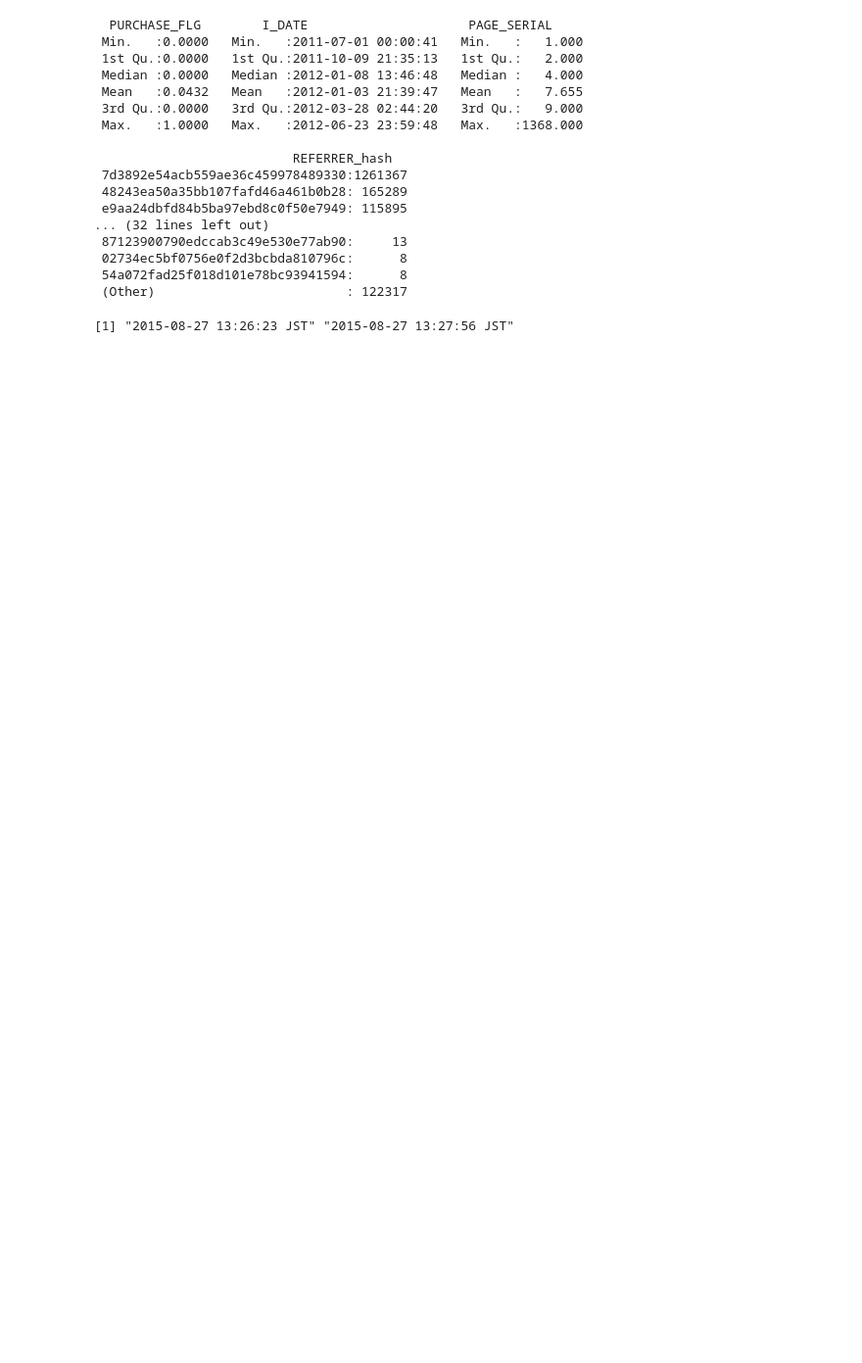
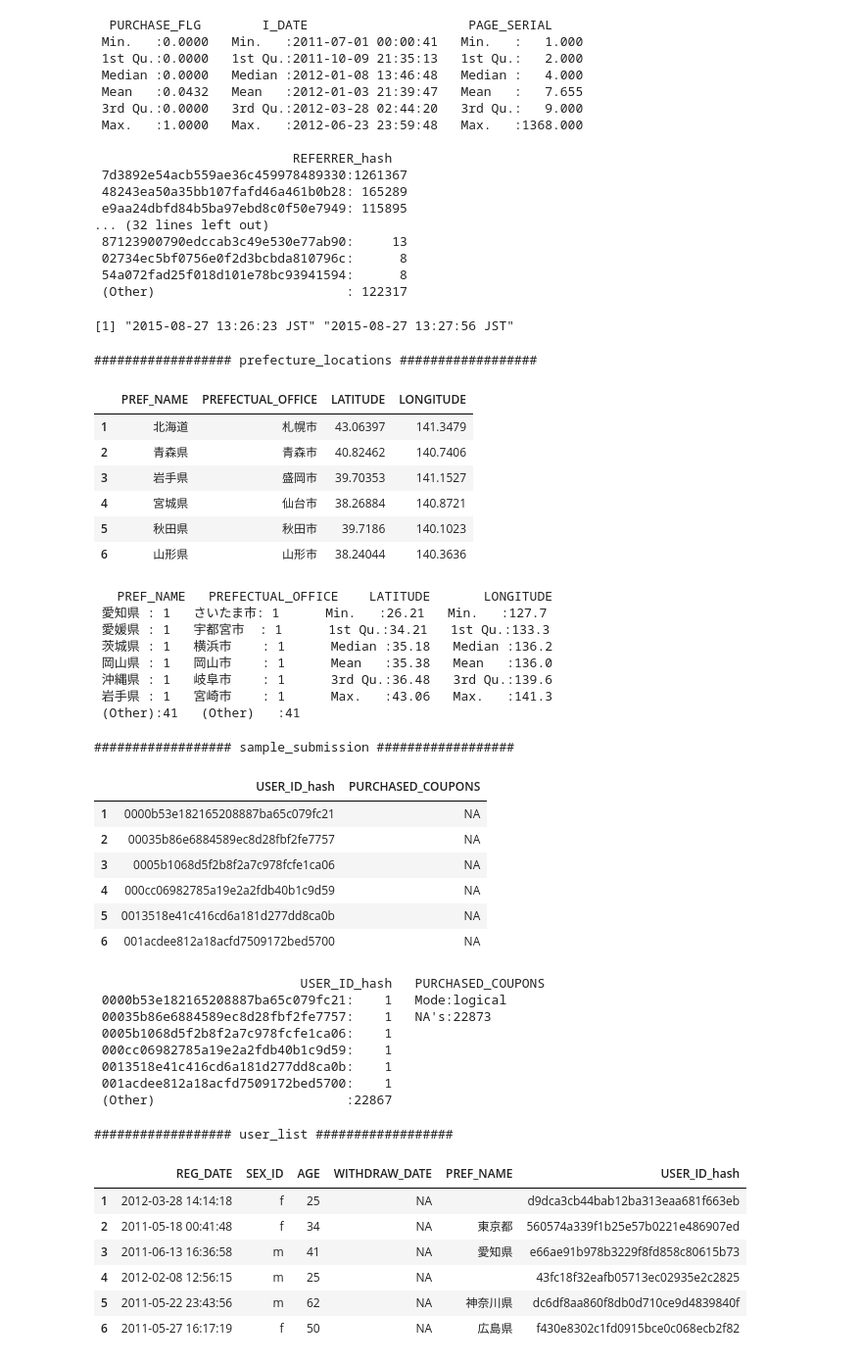
Before and after one commit to u110/public-jupyter, a Jupyter notebook: kaggle/coupon-purchase-prediction/load_data.ipynb, the cells around one changed output. Shown: that part at 98% size. Saved outputs shown, nothing was run; the diff lists cells and outputs as text; code cells hidden in the pictures; blank space fills up the shorter version.

Commit message:
add data

```diff
--- a/kaggle/coupon-purchase-prediction/load_data.ipynb
+++ b/kaggle/coupon-purchase-prediction/load_data.ipynb
@@ -190,3 +193,61 @@ VIEW_COUPON_ID_hash        USER_ID_hash     SESSION_ID_hash     PURCHASEID_hash
  54a072fad25f018d101e78bc93941594:      8
  (Other)                         : 122317
 [1] "2015-08-27 13:26:23 JST" "2015-08-27 13:27:56 JST"
+# %%
+cat("################## prefecture_locations ##################")
+prefecture_locations <- read.csv("./data/prefecture_locations.csv")
+head(prefecture_locations)
+summary(prefecture_locations)
+
+cat("################## sample_submission ##################")
+sample_submission <- read.csv("./data/sample_submission.csv")
+head(sample_submission)
+summary(sample_submission)
+
+cat("################## user_list ##################")
+user_list <- read.csv("./data/user_list.csv")
+user_list$REG_DATE %<>% as.POSIXct
+user_list$WITHDRAW_DATE %<>% as.POSIXct
+head(user_list)
+summary(user_list)
+# %% [output]
+################## prefecture_locations ##################
+|  | PREF_NAME | PREFECTUAL_OFFICE | LATITUDE | LONGITUDE |
+| 1 | 北海道 | 札幌市 | 43.06397 | 141.3479 |
+| 2 | 青森県 | 青森市 | 40.82462 | 140.7406 |
+| 3 | 岩手県 | 盛岡市 | 39.70353 | 141.1527 |
+| 4 | 宮城県 | 仙台市 | 38.26884 | 140.8721 |
+| 5 | 秋田県 | 秋田市 | 39.7186 | 140.1023 |
+| 6 | 山形県 | 山形市 | 38.24044 | 140.3636 |
+   PREF_NAME   PREFECTUAL_OFFICE    LATITUDE       LONGITUDE
+ 愛知県 : 1   さいたま市: 1      Min.   :26.21   Min.   :127.7
+ 愛媛県 : 1   宇都宮市  : 1      1st Qu.:34.21   1st Qu.:133.3
+ 茨城県 : 1   横浜市    : 1      Median :35.18   Median :136.2
+ 岡山県 : 1   岡山市    : 1      Mean   :35.38   Mean   :136.0
+ 沖縄県 : 1   岐阜市    : 1      3rd Qu.:36.48   3rd Qu.:139.6
+ 岩手県 : 1   宮崎市    : 1      Max.   :43.06   Max.   :141.3
+ (Other):41   (Other)   :41
+################## sample_submission ##################
+|  | USER_ID_hash | PURCHASED_COUPONS |
+| 1 | 0000b53e182165208887ba65c079fc21 | NA |
+| 2 | 00035b86e6884589ec8d28fbf2fe7757 | NA |
+| 3 | 0005b1068d5f2b8f2a7c978fcfe1ca06 | NA |
+| 4 | 000cc06982785a19e2a2fdb40b1c9d59 | NA |
+| 5 | 0013518e41c416cd6a181d277dd8ca0b | NA |
+| 6 | 001acdee812a18acfd7509172bed5700 | NA |
+                           USER_ID_hash   PURCHASED_COUPONS
+ 0000b53e182165208887ba65c079fc21:    1   Mode:logical
+ 00035b86e6884589ec8d28fbf2fe7757:    1   NA's:22873
+ 0005b1068d5f2b8f2a7c978fcfe1ca06:    1
+ 000cc06982785a19e2a2fdb40b1c9d59:    1
+ 0013518e41c416cd6a181d277dd8ca0b:    1
+ 001acdee812a18acfd7509172bed5700:    1
+ (Other)                         :22867
+################## user_list ##################
+|  | REG_DATE | SEX_ID | AGE | WITHDRAW_DATE | PREF_NAME | USER_ID_hash |
+| 1 | 2012-03-28 14:14:18 | f | 25 | NA |  | d9dca3cb44bab12ba313eaa681f663eb |
+| 2 | 2011-05-18 00:41:48 | f | 34 | NA | 東京都 | 560574a339f1b25e57b0221e486907ed |
+| 3 | 2011-06-13 16:36:58 | m | 41 | NA | 愛知県 | e66ae91b978b3229f8fd858c80615b73 |
+| 4 | 2012-02-08 12:56:15 | m | 25 | NA |  | 43fc18f32eafb05713ec02935e2c2825 |
+| 5 | 2011-05-22 23:43:56 | m | 62 | NA | 神奈川県 | dc6df8aa860f8db0d710ce9d4839840f |
+| 6 | 2011-05-27 16:17:19 | f | 50 | NA | 広島県 | f430e8302c1fd0915bce0c068ecb2f82 |
```
Also changed, not shown: parts of 3 cells of this notebook.
